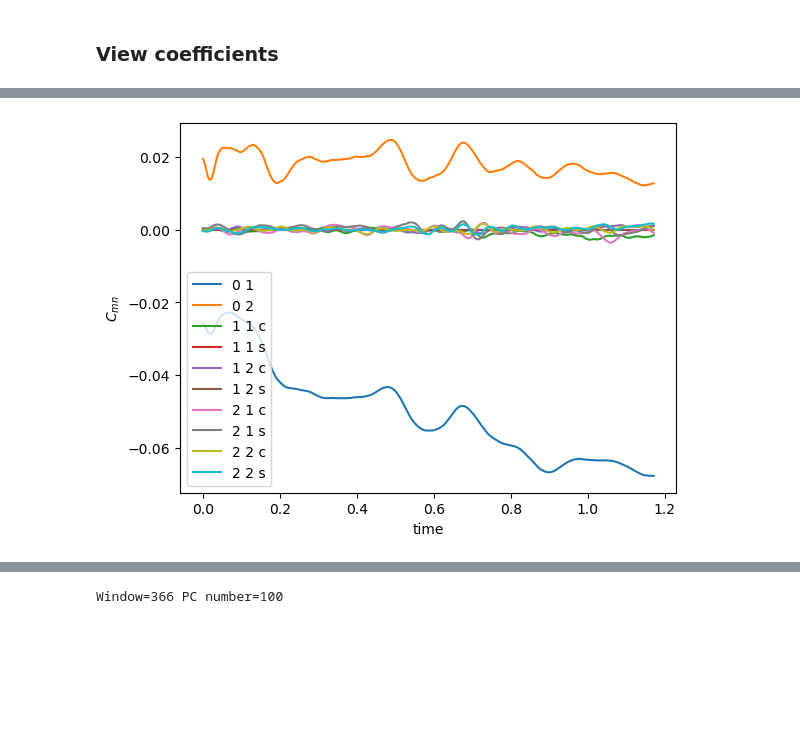
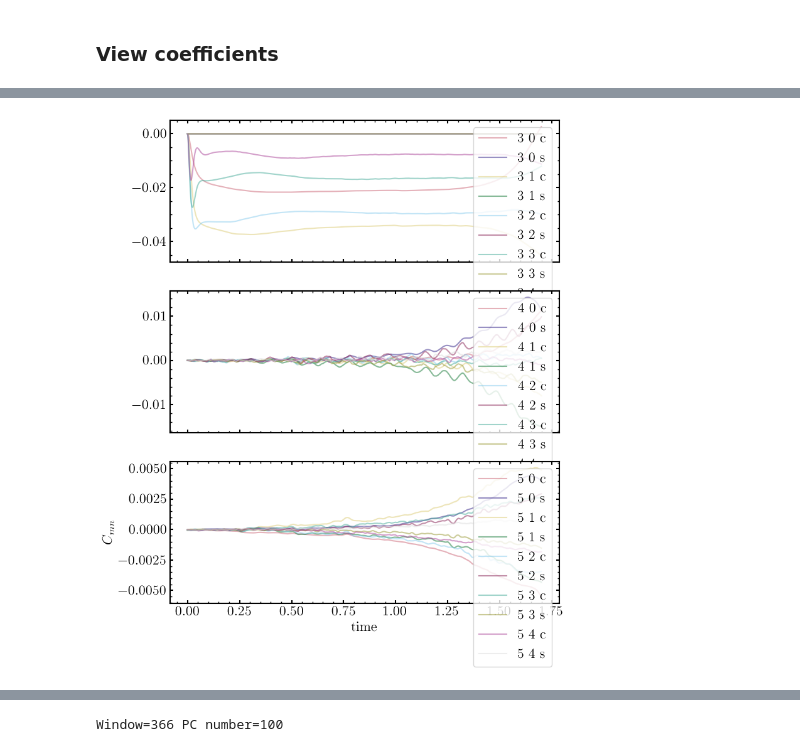
Before and after one commit to sophialilleengen/extreme-mwlmc, a Jupyter notebook: analysis/mw-analysis.ipynb, the cells around one changed output, grey strips where cells are left out. Drawn from its saved outputs; the diff is of its cells as text; code cells hidden in the pictures; blank space fills up the shorter version.

```diff
--- a/analysis/mw-analysis.ipynb
+++ b/analysis/mw-analysis.ipynb
@@ -4,7 +4,7 @@
 import os
 os.environ['KMP_DUPLICATE_LIB_OK']='True'
 pwd = os.getcwd()
-os.chdir('/Users/slill/Code/EXP/build/pyEXP/')
+os.chdir('/Users/slill/Code/EXP-streams/build/pyEXP/')
 # print(os.getcwd())
 import pyEXP
 os.chdir(pwd)
@@ -12,4 +12,9 @@ os.chdir(pwd)
 
 import numpy as np
 import matplotlib.pyplot as plt
+
+plt.style.use('my_latex_standard2')
+
 datadir = '/Users/slill/Documents/Projects/exp-extreme-MWLMC/data/extreme-mwlmc'
+
+%load_ext wurlitzer
@@ -30,4 +38,4 @@ parameters :
   cachename : EinastoR20
 """
 halo_basis = pyEXP.basis.Basis.factory(h_config)
-halo_coefs = pyEXP.coefs.Coefs.factory(f'{datadir}/outcoef.mwhalo.RunGGG')
+halo_coefs = pyEXP.coefs.Coefs.factory(f'{datadir}/outcoef.mwhalo.newG5')
@@ -73,7 +97,7 @@ disc_keylst = disc_coefs.makeKeys([1])
 # Get the two basis grids
 #
 lrmin = -3.0
-lrmax = 0.5
+lrmax = 1
 rnum  = 200
 halo_grid = halo_basis.getBasis(lrmin, lrmax, rnum)
 
@@ -84,7 +108,7 @@ Zmin = -0.03
 Zmax =  0.03
 Znum = 40
 
-disk_grid = disc_basis.getBasis(Rmin, Rmax, Rnum, Zmin, Zmax, Znum)
+# disk_grid = disc_basis.getBasis(Rmin, Rmax, Rnum, Zmin, Zmax, Znum)
 # %%
 # Make a logarithmically space grid in radius
 #
@@ -92,11 +116,11 @@ r = np.linspace(lrmin, lrmax, rnum)
 r = np.power(10.0, r)
 
 for l in range(3):
-    for n in range(5):
+    for n in range(20):
         plt.semilogx(r, halo_grid[l][n]['potential'], '-', label="n={}".format(n))
     plt.xlabel('r')
     plt.ylabel('potential')
     plt.title('l={}'.format(l))
-    plt.legend()
+    # plt.legend()
     plt.show()
 # %% [output]
@@ -138,17 +182,24 @@ for m in range(3):
 # %%
-times = halo_coefs.Times()
-data  = halo_coefs.getAllCoefs()
+data  = np.array(halo_coefs.getAllCoefs())
+times = np.array(halo_coefs.Times())
+tref = 1.7
 
-for m in range(3):
-    for n in range(1,3):
-        if m==0:
-            plt.plot(times, np.real(data[m, n, :]), label='{} {}'.format(m, n))
+mask = times < tref
+
+n_l = 3
+n_n = 5
+fig, axs = plt.subplots(n_l, 1, figsize=(8, 10), sharex=True)
+for m in range(n_l):
+    for n in range(0,n_n):
+        if (m+3)==0:
+            axs[m].plot(times[mask], np.real(data[m+3, n, :][mask]), label='{} {}'.format(m+3, n))
         else:
-            plt.plot(times, np.real(data[m, n, :]), label='{} {} c'.format(m, n))
-            plt.plot(times, np.imag(data[m, n, :]), label='{} {} s'.format(m, n))
-plt.xlabel('time')
-plt.ylabel(r'$C_{mn}$')
-plt.legend()
+            axs[m].plot(times[mask], np.real(data[m+3, n, :][mask]), label='{} {} c'.format(m+3, n), alpha=0.5)
+            axs[m].plot(times[mask], np.imag(data[m+3, n, :][mask]), label='{} {} s'.format(m+3, n), alpha=0.5)
+    axs[m].legend()
+axs[-1].set_xlabel('time')
+axs[1].set_ylabel(r'$C_{mn}$')
+
 plt.show()
 # %% [output]
-[figure, old version]
+[figure, new version]
```
Also changed, not shown: parts of 10 cells of this notebook, 6 other files.
